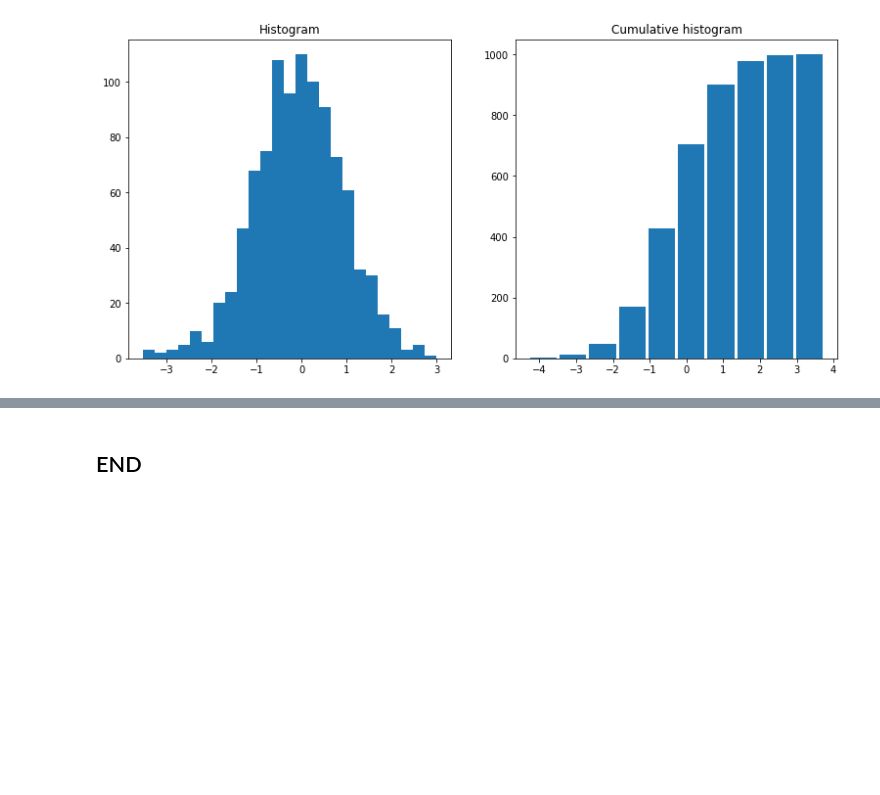
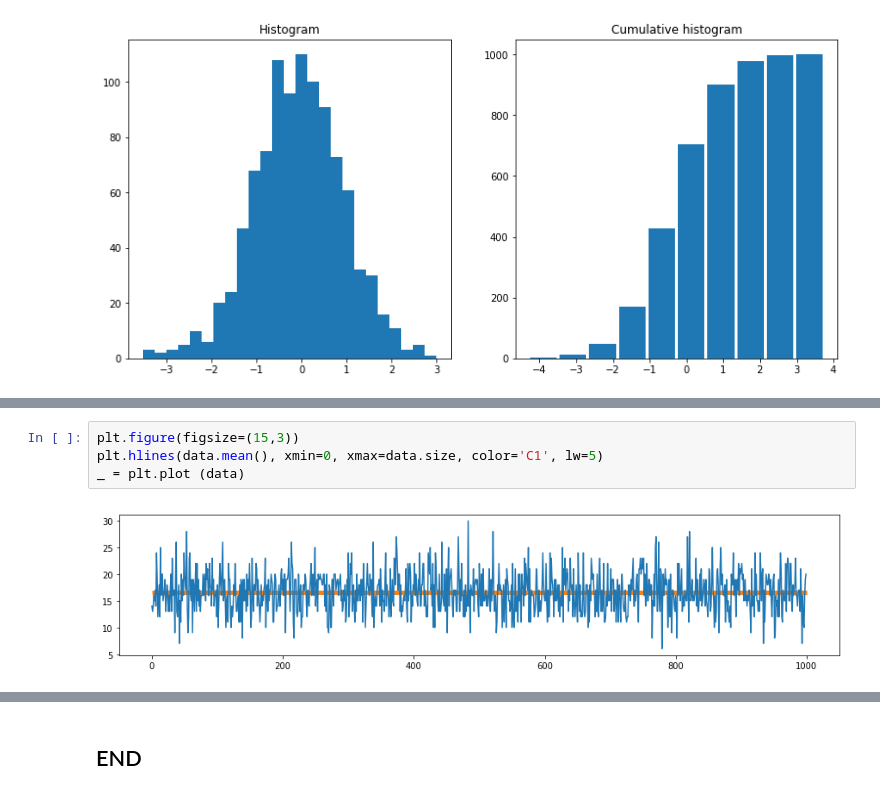
Before and after one commit to yongduek/ieml, a Jupyter notebook: notebooks/random_sample_generation.ipynb, the cells around one changed output, grey strips where cells are left out. Cells and saved outputs as stored; diff of their text form; blank space fills up the shorter version.

```diff
--- a/notebooks/random_sample_generation.ipynb
+++ b/notebooks/random_sample_generation.ipynb
@@ -309,0 +343,6 @@ Text(0.5, 1.0, 'Cumulative histogram')
+# %%
+plt.figure(figsize=(15,3))
+plt.hlines(data.mean(), xmin=0, xmax=data.size, color='C1', lw=5)
+_ = plt.plot (data)
+# %% [output]
+[figure, added]
```
Also changed, not shown: parts of 7 cells of this notebook.
